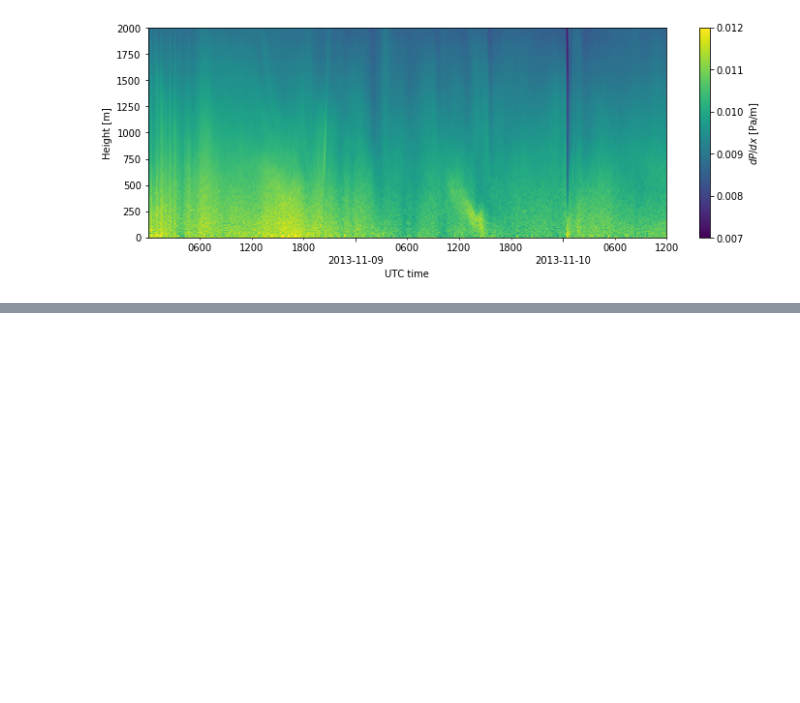
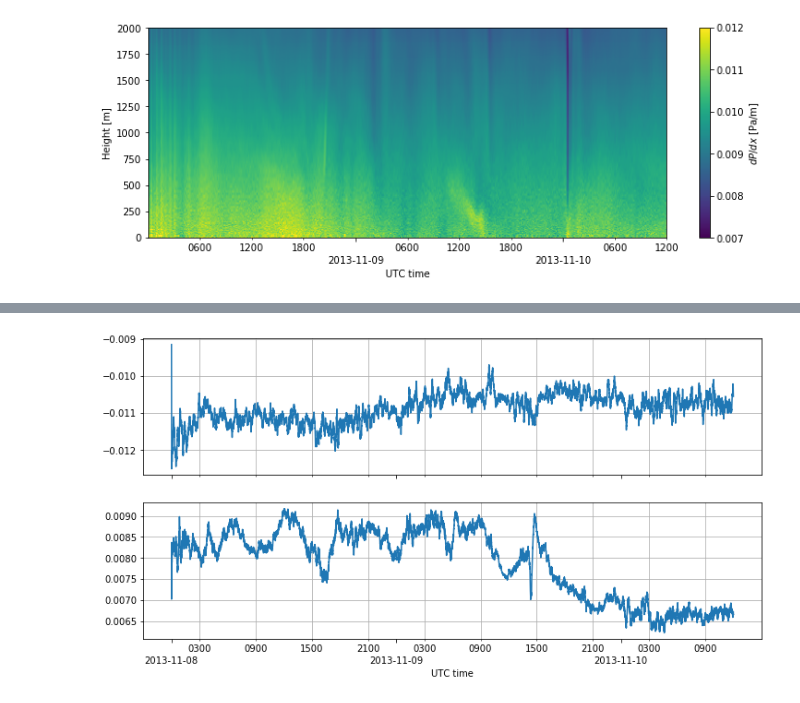
Before and after one commit to ewquon/assessment, a Jupyter notebook: studies/coupling_comparison/preprocessing/boundary/process_ts_output.ipynb, the cells around one changed output, grey strips where cells are left out. Cells and saved outputs as stored; diff of their text form; code cells hidden in the pictures; blank space fills up the shorter version.

```diff
--- a/studies/coupling_comparison/preprocessing/boundary/process_ts_output.ipynb
+++ b/studies/coupling_comparison/preprocessing/boundary/process_ts_output.ipynb
@@ -39,8 +39,8 @@ Nlat,Nlon = 11,11
 starttime = '2013-11-08 00:00' # `start_*`
 dt = 10.0 # time step (and output frequency) [s]
 # %%
-#outdir = '/Users/equon/MMC/SWIFTRegion/wrf_to_sowfa/data'
-outdir = '/projects/mmc/equon/SWIFTRegion/wrf_to_sowfa/data'
+outdir = '/Users/equon/MMC/SWIFTRegion/wrf_to_sowfa/data'
+#outdir = '/projects/mmc/equon/SWIFTRegion/wrf_to_sowfa/data'
 # %%
 # constant heights to interpolate data to
 spacing = 10. # microscale grid [m]
@@ -76,6 +76,7 @@ towers.load_data(heights=heights, height_var='ph', approx_height=False, overwrit
 # Wall time: 21min 22s
 # %%
 towers = TowerArray(outdir, wrfcasedir, domain, starttime,
+                    tslistpath=os.path.join(wrfcasedir,'tslist'),
                     snap_to_grid=(Nlat,Nlon), grid_order='F',
                     convert_to_xy='utm', latlon_ref=TTU_latlon)
 #towers.load_data()
@@ -108,4 +109,4 @@ ds
 # CPU times: user 13.5 ms, sys: 14.6 s, total: 14.6 s
 # Wall time: 14.7 s
 # %%
-ds = towers.load_combined_data('data/alltowers.nc', chunks={'lat':1,'lon':1})
+ds = towers.load_combined_data(os.path.join(outdir,'alltowers.nc'), chunks={'lat':1,'lon':1})
@@ -268,3 +253,6 @@ dx= 6014.422573660966
 # %%
 dpdx_10min = dpdx.unstack(level='height').rolling('10min').mean().stack()
 dpdy_10min = dpdy.unstack(level='height').rolling('10min').mean().stack()
+# %%
+gradp = pd.concat([dpdx_10min, dpdy_10min], axis=1)
+gradp.columns = ['dpdx', 'dpdy']
@@ -285,0 +273,9 @@ The get_clim function was deprecated in Matplotlib 3.1 and will be removed in 3.
+# %%
+selected_height = 80.
+
+fig,ax = plot_timehistory_at_height(-gradp,
+                                    fields=['dpdx','dpdy'],
+                                    heights=selected_height,
+                                   )
+# %% [output]
+[figure, added]
```
Also changed, not shown: parts of 9 cells of this notebook.
